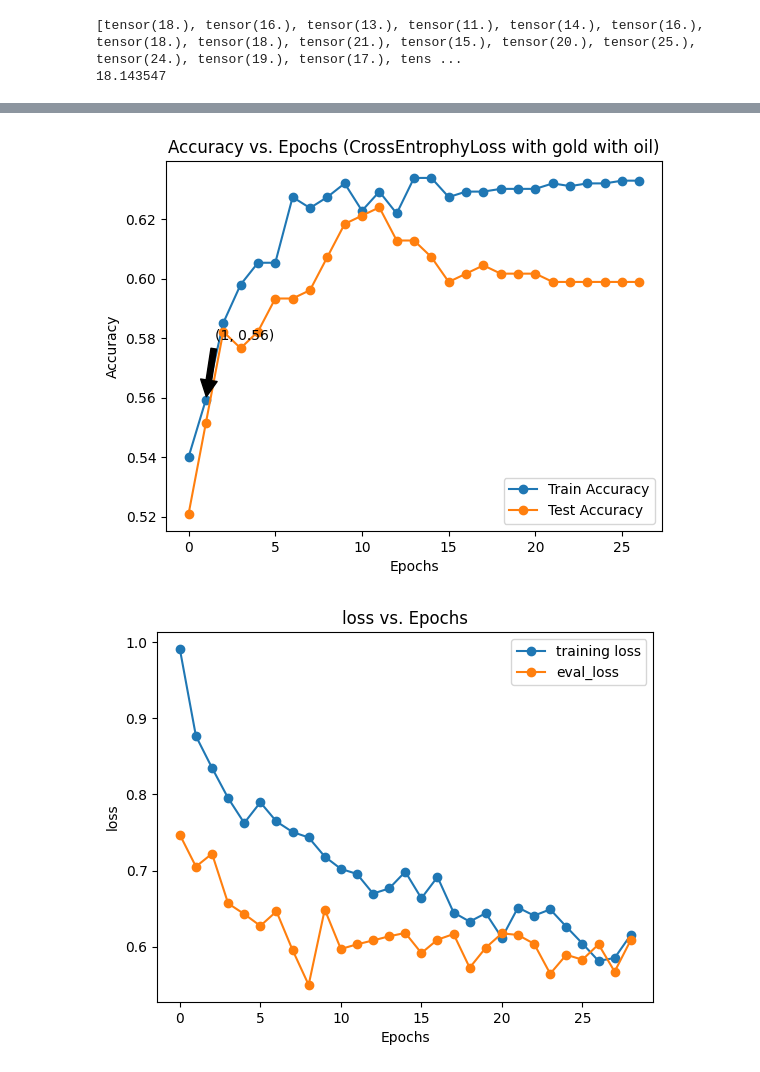
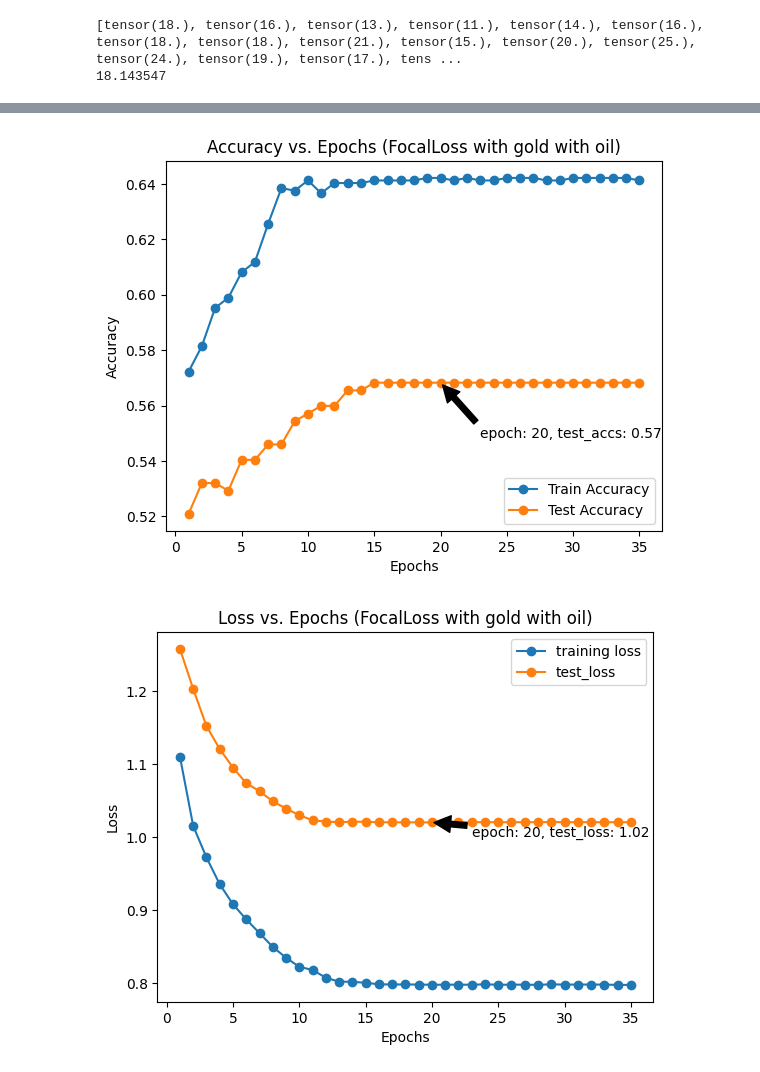
Before and after one commit to DauntingKo/portfolio-optimization, a Jupyter notebook: GNN_sAndp weekly_gold_CrossEntropyLoss_new.ipynb, the cells around one changed output, grey strips where cells are left out. Cells and saved outputs as stored; diff of their text form; code cells hidden in the pictures.

```diff
--- a/GNN_sAndp weekly_gold_CrossEntropyLoss_new.ipynb
+++ b/GNN_sAndp weekly_gold_CrossEntropyLoss_new.ipynb
@@ -15,8 +15,8 @@ from sklearn.preprocessing import StandardScaler
 # %%
 withGold = True
 withOil = True
-lossFunction = 'CrossEntrophyLoss'
-# lossFunction = 'FocalLoss'
+# lossFunction = 'CrossEntrophyLoss'
+lossFunction = 'FocalLoss'
 # %%
 start_date = "2011-01-30"
 end_date = "2019-08-30"
@@ -375,10 +375,10 @@ class FocalLoss(torch.nn.Module):
         self.reduction = reduction
 
     def forward(self, input, target):
-        ce_loss = F.nll_loss(input, target, reduction='none')
+        ce_loss = F.nll_loss(input, target)
         pt = torch.exp(-ce_loss)
         focal_loss = (1 - pt) ** self.gamma * ce_loss
-
+        self.alpha = self.alpha.to(input.device)
         if self.alpha is not None:
             focal_loss = self.alpha[target] * focal_loss
 
@@ -395,21 +395,29 @@ def creterion(lossFunction , weight, out, y_true):
         case 'CrossEntrophyLoss':
             loss = F.nll_loss(out, torch.reshape(y_true, (-1,)))
         case 'FocalLoss':
-            focalLoss = FocalLoss(gamma=2,alpha=weight,reduction='mean')
+            focalLoss = FocalLoss(gamma=2,alpha=torch.tensor(weight),reduction='mean')
             loss = focalLoss(out, torch.reshape(y_true, (-1,)))
 
     return loss
 # %%
+title = lossFunction
+if withGold: title += ' with gold'
+if withOil: title += ' with oil'
+if not os.path.exists(f'result/{lossFunction}/'):
+    os.makedirs(f'result/{lossFunction}/')
+if not os.path.exists(f'result/{lossFunction}/{title}'):
+    os.makedirs(f'result/{lossFunction}/{title}')
+
 device = torch.device('cuda' if torch.cuda.is_available() else 'cpu')
 model = SAGE(gnnInputData.x.shape[1], 256, 3, n_layers=2)
 model.to(device)
 epochs = 100
 optimizer = torch.optim.Adam(model.parameters(), lr=0.0001, weight_decay=1e-3)
-scheduler = ReduceLROnPlateau(optimizer, 'min', patience=5)
+scheduler = ReduceLROnPlateau(optimizer, 'min', patience=3)
 
 import matplotlib.pyplot as plt
 from early_stopping import EarlyStopping
-save_path = "./"
+save_path = f'result/{lossFunction}/{title}/'
 early_stopping = EarlyStopping(save_path,patience=15,verbose=True)
 
 train_accs = []
@@ -452,7 +460,7 @@ for epoch in range(1, epochs):
     scheduler.step(eval_loss)
 
     from sklearn.metrics import confusion_matrix, accuracy_score, precision_score, recall_score, f1_score
-    cm = confusion_matrix(y_true, out.argmax(dim=-1, keepdim=True))
+    cm = confusion_matrix(y_true[test_idx], out[test_idx].argmax(dim=-1, keepdim=True))
 
     print(f'TrainAcc: {train_acc:.4f}, ValAcc: {val_acc:.4f}, TestAcc: {test_acc:.4f}, trainLoss: {train_loss:.4f}, evalLoss: {eval_loss:.4f}, testLoss: {test_loss:.4f}')
     #early_stopping
@@ -522,12 +533,9 @@ Validation loss decreased (0.930673 --> 0.928490).  Saving model ...
 # %%
-title = lossFunction
-if withGold: title += ' with gold'
-if withOil: title += ' with oil'
 plt.plot(np.arange(1, len(train_accs)+1), train_accs, label='Train Accuracy', marker='o')
 # plt.plot(np.arange(0, len(val_accs)), val_accs, label='Validation Accuracy', marker='o')
 plt.plot(np.arange(1, len(test_accs)+1), test_accs, label='Test Accuracy', marker='o')
 
-plt.annotate(f'epoch: {early_stopping.best_epoch}, test_accs: {test_accs[early_stopping.best_epoch-1]:.2f})',
+plt.annotate(f'epoch: {early_stopping.best_epoch}, test_accs: {test_accs[early_stopping.best_epoch-1]:.2f}',
              xy=(early_stopping.best_epoch, test_accs[early_stopping.best_epoch-1]),
              xytext=(early_stopping.best_epoch + 3, test_accs[early_stopping.best_epoch-1] - 0.02),  # 文本的位置
              arrowprops=dict(facecolor='black', shrink=0.05),  # 箭頭的屬性
@@ -537,20 +545,25 @@ plt.legend()
 plt.title(f'Accuracy vs. Epochs ({title})')
 plt.xlabel('Epochs')
 plt.ylabel('Accuracy')
-
+plt.savefig(f'result/{lossFunction}/{title}/acc.png',bbox_inches = 'tight')
 plt.show()
 # %% [output]
-[figure, old version]
+[figure, new version]
 # %%
-plt.plot(np.arange(0, len(total_train_loss)), total_train_loss, label='training loss', marker='o')
-plt.plot(np.arange(0, len(total_eval_loss)), [tensor.item() for tensor in total_eval_loss], label='eval_loss', marker='o')
+plt.plot(np.arange(1, len(total_train_loss)+1), [tensor.item() for tensor in total_train_loss], label='training loss', marker='o')
+plt.plot(np.arange(1, len(total_test_loss)+1), [tensor.item() for tensor in total_test_loss], label='test_loss', marker='o')
 
 plt.legend()
+plt.annotate(f'epoch: {early_stopping.best_epoch}, test_loss: {total_test_loss[early_stopping.best_epoch-1]:.2f}',
+             xy=(early_stopping.best_epoch, total_test_loss[early_stopping.best_epoch-1]),
+             xytext=(early_stopping.best_epoch + 3, total_test_loss[early_stopping.best_epoch-1] - 0.02),  # 文本的位置
+             arrowprops=dict(facecolor='black', shrink=0.05),  # 箭頭的屬性
+             )
 
-plt.title('loss vs. Epochs')
+plt.title(f'Loss vs. Epochs ({title})')
 plt.xlabel('Epochs')
-plt.ylabel('loss')
-
+plt.ylabel('Loss')
+plt.savefig(f'result/{lossFunction}/{title}/loss.png',bbox_inches = 'tight')
 plt.show()
 # %% [output]
-[figure, old version]
+[figure, new version]
```
Also changed, not shown: parts of 3 cells of this notebook.
